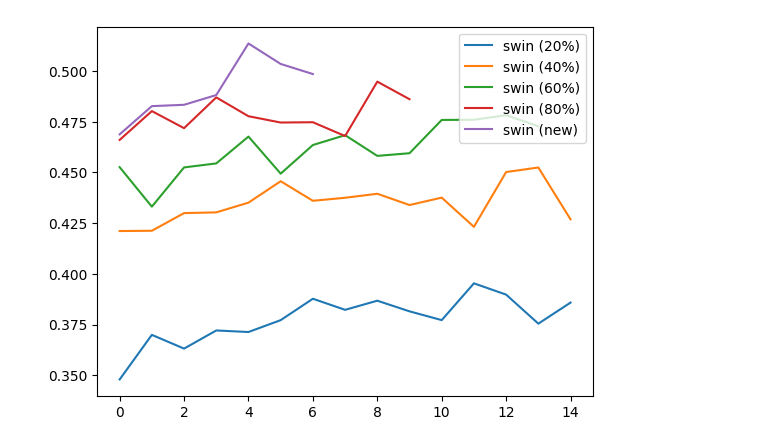
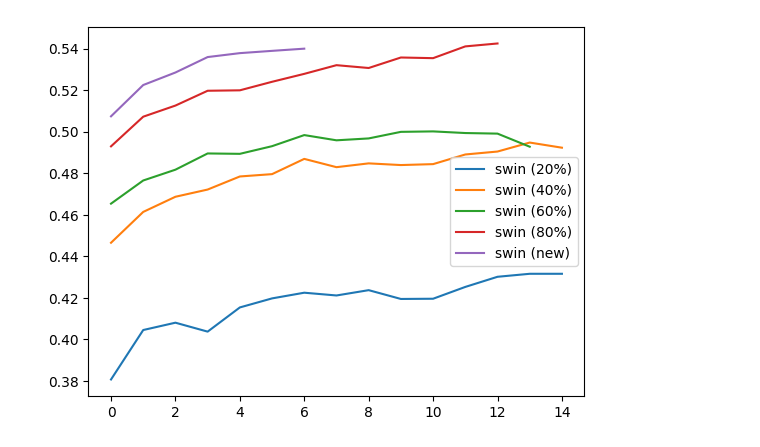
Before and after one commit to BeanHam/2026-pathway-generation, a Jupyter notebook: grpo/loss_check.ipynb, the cells around one changed output. Cells and saved outputs as stored; diff of their text form; code cells hidden in the pictures.

Commit message:
finished data sensitivity training

```diff
--- a/grpo/loss_check.ipynb
+++ b/grpo/loss_check.ipynb
@@ -18,13 +17,13 @@ labels = ['swin (20%)', 'swin (40%)', 'swin (60%)', 'swin (80%)', 'swin (new)']
 # %%
 for i, log in enumerate(logs):
     with open(log + '/history.json', 'r') as f:
         history = json.load(f)
     # if 'swin_tiny_20260214_001501' in log:
     #     history['train_iou'] = np.concatenate([history['train_iou'], history_cont['train_iou']])
     #     history['val_iou'] = np.concatenate([history['val_iou'], history_cont['val_iou']])
-    # plt.plot(history[f'train_iou'], label=labels[i])
-    plt.plot(history[f'val_iou'], label=labels[i])
+    plt.plot(history[f'train_iou'], label=labels[i])
+    # plt.plot(history[f'val_iou'], label=labels[i])
     plt.legend()
     pass
 # %% [output]
-[figure, old version]
+[figure, new version]
```
Also changed, not shown: parts of 1 cell of this notebook, 8 other files.
